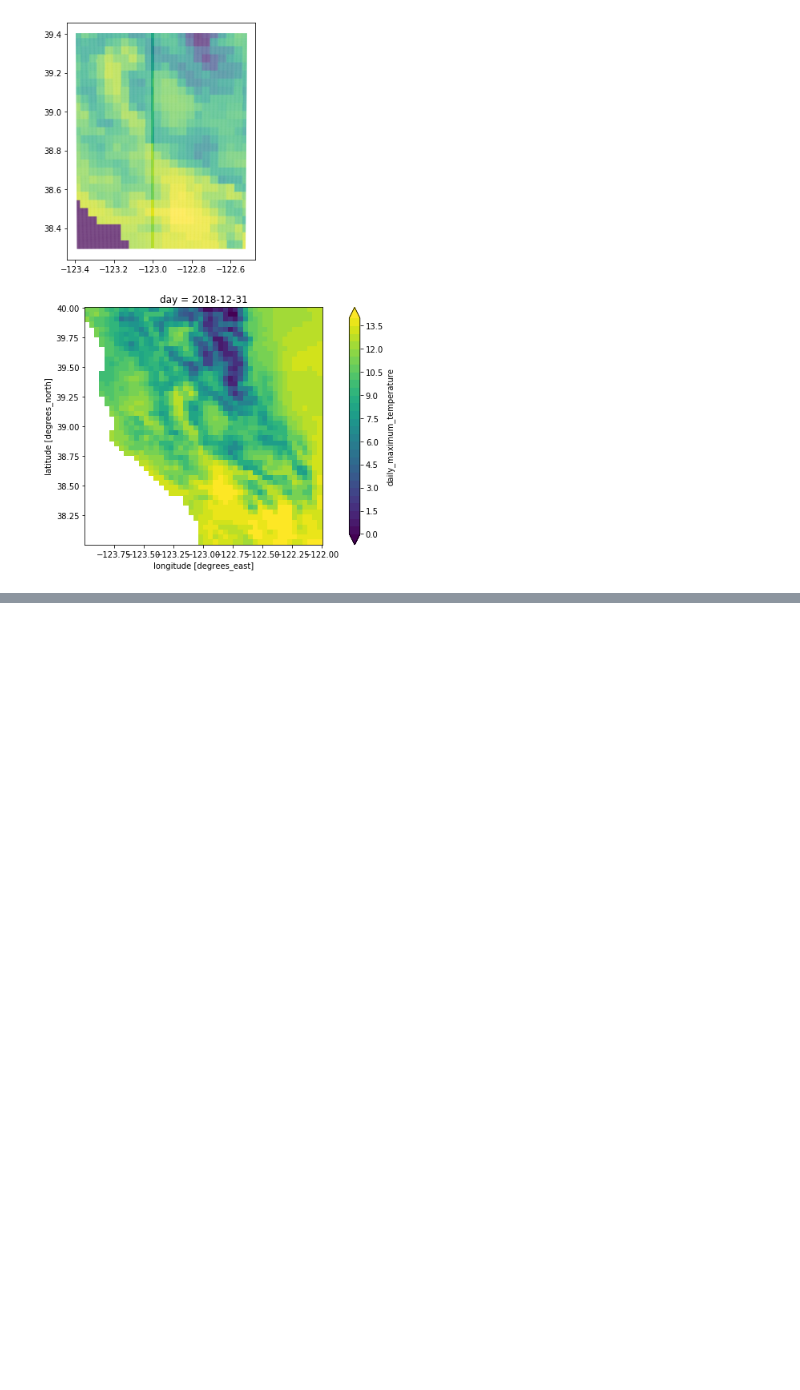
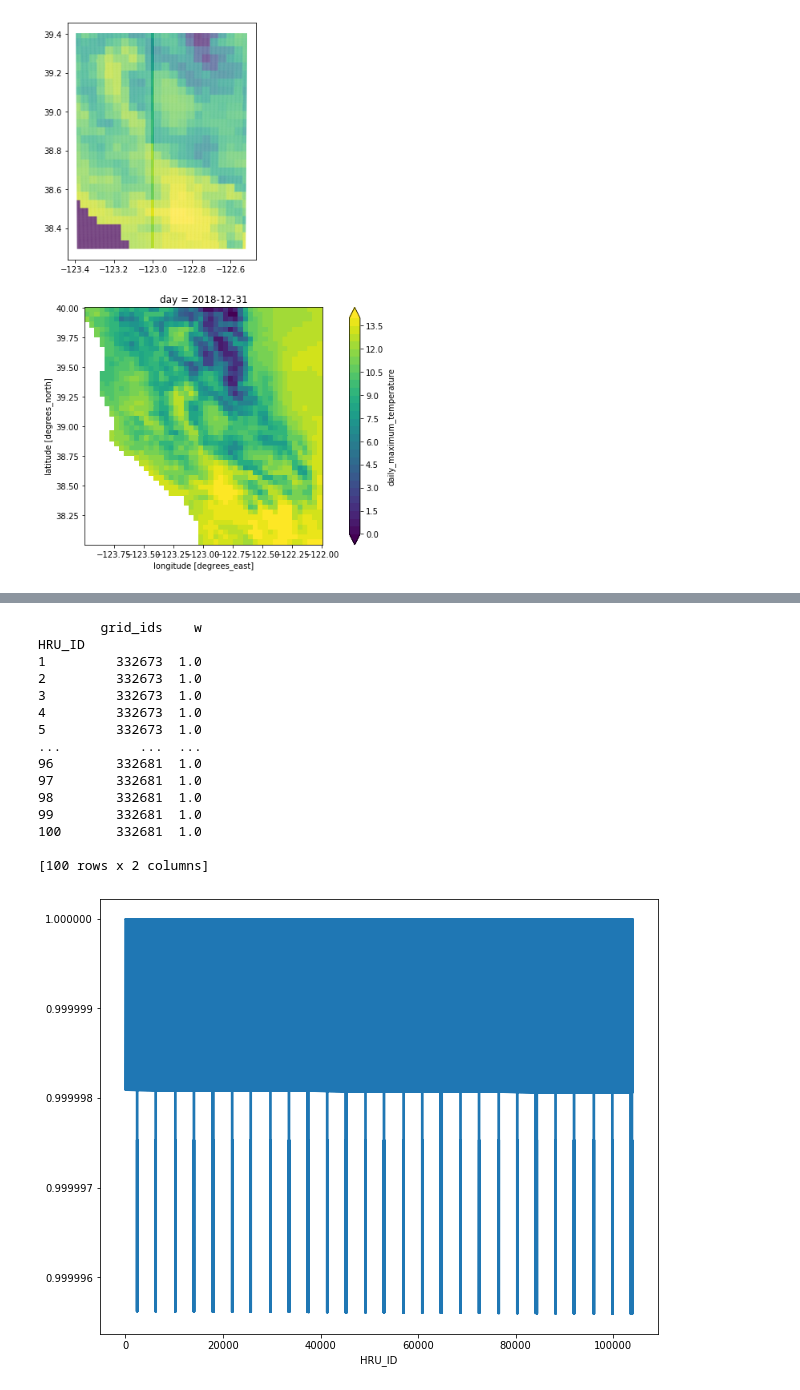
Before and after one commit to nhm-usgs/onhm-fetcher-parser, a Jupyter notebook: notebooks/EricM/Russian_map_test.ipynb, the cells around one changed output, grey strips where cells are left out. Drawn from its saved outputs; the diff is of its cells as text; code cells hidden in the pictures; blank space fills up the shorter version.

```diff
--- a/notebooks/EricM/Russian_map_test.ipynb
+++ b/notebooks/EricM/Russian_map_test.ipynb
@@ -231,3 +231,9 @@ ax[1].set_aspect('equal','box')
 103983 103983
 min/max 0.0 14.399993896484432
 [figure]
+# %%
+hru_id = 'HRU_ID'
+print(wght_UofI.head())
+wght_sum = wght_UofI.groupby(hru_id).sum()
+print(type(wght_sum))
+wght_sum.head()
@@ -233,0 +255,23 @@ min/max 0.0 14.399993896484432
+# %%
+print(wght_sum.head(100))
+wght_sum['w'][10000]
+wght_sum.w.plot()
+ax = plt.gca()
+ax.ticklabel_format(useOffset=False)
+# %% [output]
+        grid_ids    w
+HRU_ID
+1         332673  1.0
+2         332673  1.0
+3         332673  1.0
+4         332673  1.0
+5         332673  1.0
+...          ...  ...
+96        332681  1.0
+97        332681  1.0
+98        332681  1.0
+99        332681  1.0
+100       332681  1.0
+
+[100 rows x 2 columns]
+[figure, added]
```
Also changed, not shown: parts of 2 cells of this notebook.
